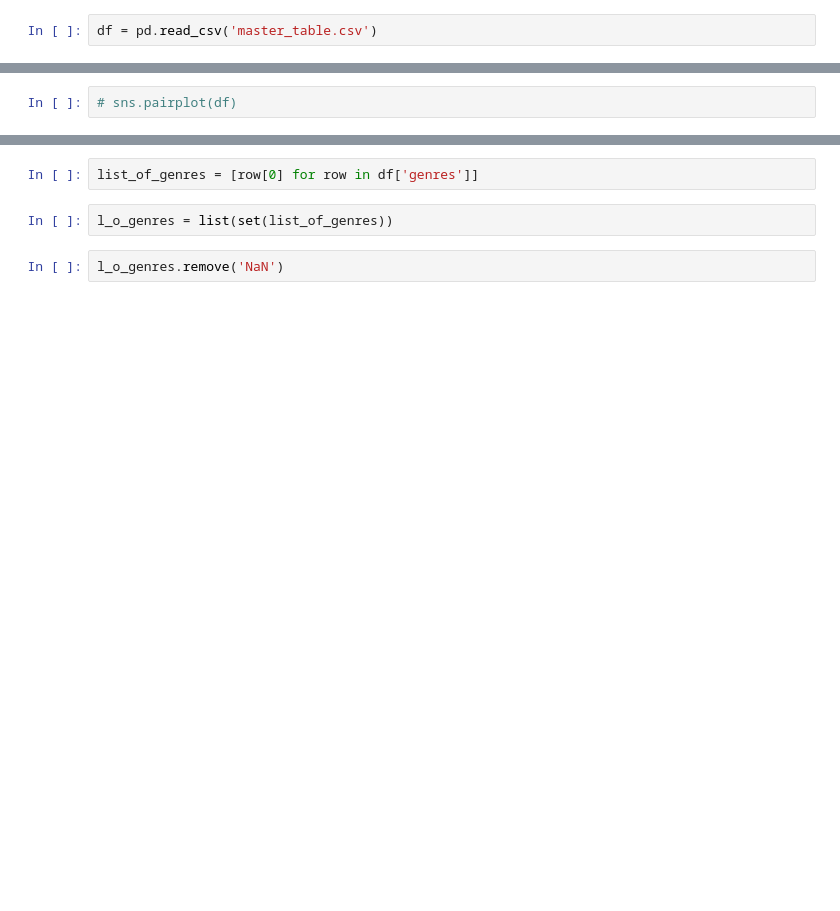
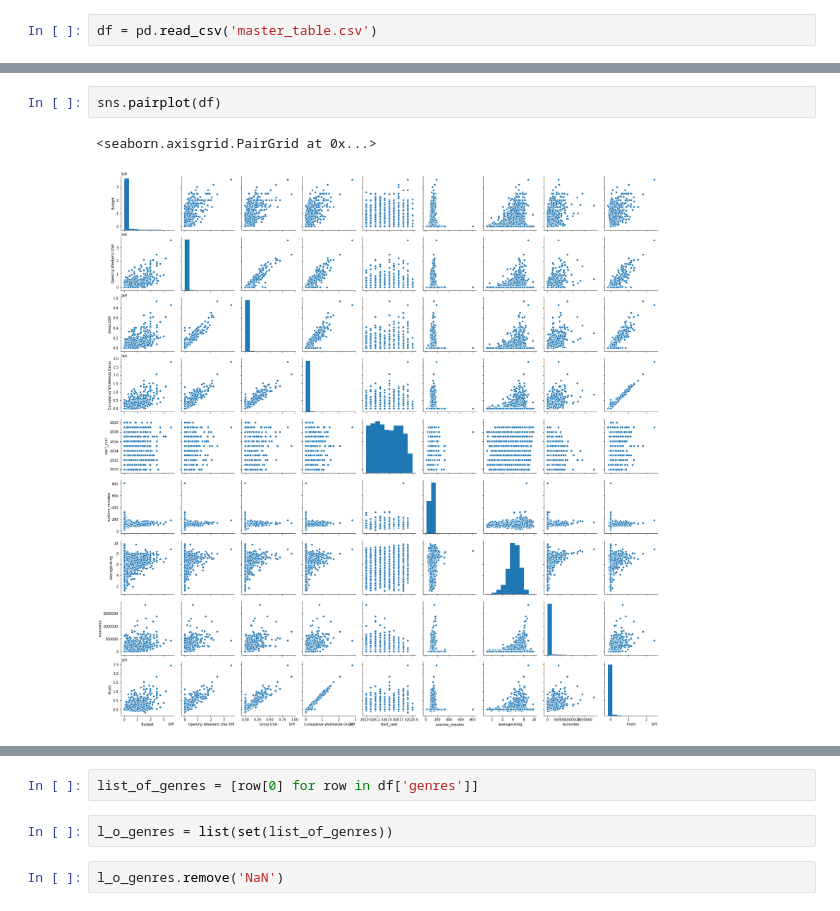
Before and after one commit to davidlebruce/movie_industry_project, a Jupyter notebook: david_practice_visualizations.ipynb, the cells around one changed output, grey strips where cells are left out. Cells and saved outputs as stored; diff of their text form; blank space fills up the shorter version.

```diff
--- a/david_practice_visualizations.ipynb
+++ b/david_practice_visualizations.ipynb
@@ -29,4 +30,7 @@ dtypes: float64(4), int64(5), object(5)
 memory usage: 1.8+ MB
 # %%
-# sns.pairplot(df)
+sns.pairplot(df)
+# %% [output]
+<seaborn.axisgrid.PairGrid at 0x...>
+[figure, added]
 # %%
```
Also changed, not shown: parts of 21 cells of this notebook, 2 other files.
